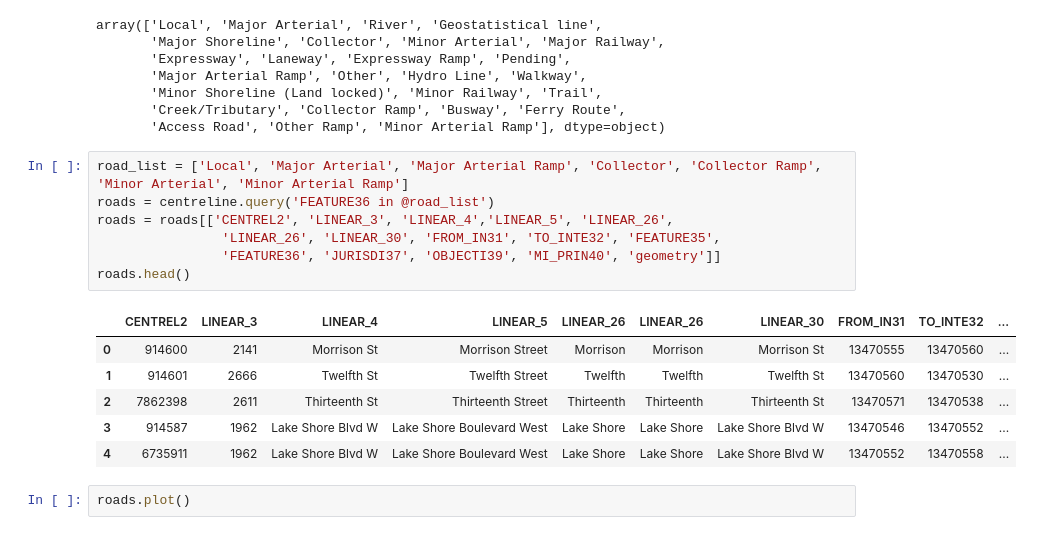
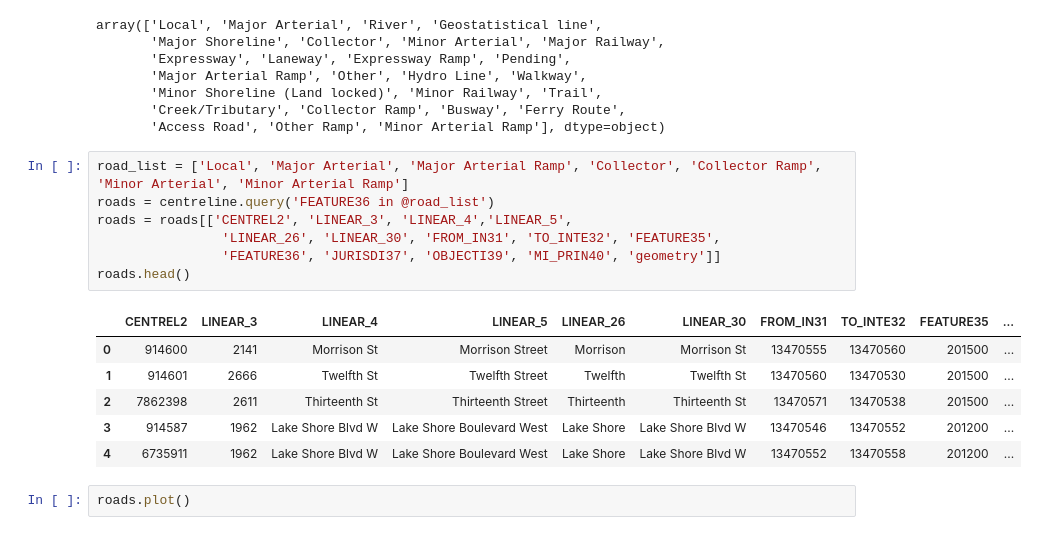
Before and after one commit to naorella/GIS_Showcase, a Jupyter notebook: template.ipynb, the cells around one changed output. Cells and saved outputs as stored; diff of their text form.

```diff
--- a/template.ipynb
+++ b/template.ipynb
@@ -48,17 +48,17 @@ array(['Local', 'Major Arterial', 'River', 'Geostatistical line',
 # %%
 road_list = ['Local', 'Major Arterial', 'Major Arterial Ramp', 'Collector', 'Collector Ramp', 'Minor Arterial', 'Minor Arterial Ramp']
 roads = centreline.query('FEATURE36 in @road_list')
-roads = roads[['CENTREL2', 'LINEAR_3', 'LINEAR_4','LINEAR_5', 'LINEAR_26',
+roads = roads[['CENTREL2', 'LINEAR_3', 'LINEAR_4','LINEAR_5',
                 'LINEAR_26', 'LINEAR_30', 'FROM_IN31', 'TO_INTE32', 'FEATURE35',
                 'FEATURE36', 'JURISDI37', 'OBJECTI39', 'MI_PRIN40', 'geometry']]
 roads.head()
 # %% [output]
-|  | CENTREL2 | LINEAR_3 | LINEAR_4 | LINEAR_5 | LINEAR_26 | LINEAR_26 | LINEAR_30 | FROM_IN31 | TO_INTE32 | ... |
-| 0 | 914600 | 2141 | Morrison St | Morrison Street | Morrison | Morrison | Morrison St | 13470555 | 13470560 | ... |
-| 1 | 914601 | 2666 | Twelfth St | Twelfth Street | Twelfth | Twelfth | Twelfth St | 13470560 | 13470530 | ... |
-| 2 | 7862398 | 2611 | Thirteenth St | Thirteenth Street | Thirteenth | Thirteenth | Thirteenth St | 13470571 | 13470538 | ... |
-| 3 | 914587 | 1962 | Lake Shore Blvd W | Lake Shore Boulevard West | Lake Shore | Lake Shore | Lake Shore Blvd W | 13470546 | 13470552 | ... |
-| 4 | 6735911 | 1962 | Lake Shore Blvd W | Lake Shore Boulevard West | Lake Shore | Lake Shore | Lake Shore Blvd W | 13470552 | 13470558 | ... |
+|  | CENTREL2 | LINEAR_3 | LINEAR_4 | LINEAR_5 | LINEAR_26 | LINEAR_30 | FROM_IN31 | TO_INTE32 | FEATURE35 | ... |
+| 0 | 914600 | 2141 | Morrison St | Morrison Street | Morrison | Morrison St | 13470555 | 13470560 | 201500 | ... |
+| 1 | 914601 | 2666 | Twelfth St | Twelfth Street | Twelfth | Twelfth St | 13470560 | 13470530 | 201500 | ... |
+| 2 | 7862398 | 2611 | Thirteenth St | Thirteenth Street | Thirteenth | Thirteenth St | 13470571 | 13470538 | 201500 | ... |
+| 3 | 914587 | 1962 | Lake Shore Blvd W | Lake Shore Boulevard West | Lake Shore | Lake Shore Blvd W | 13470546 | 13470552 | 201200 | ... |
+| 4 | 6735911 | 1962 | Lake Shore Blvd W | Lake Shore Boulevard West | Lake Shore | Lake Shore Blvd W | 13470552 | 13470558 | 201200 | ... |
 # %%
 roads.plot()
 # %% [output]
```
Also changed, not shown: parts of 11 cells of this notebook.
